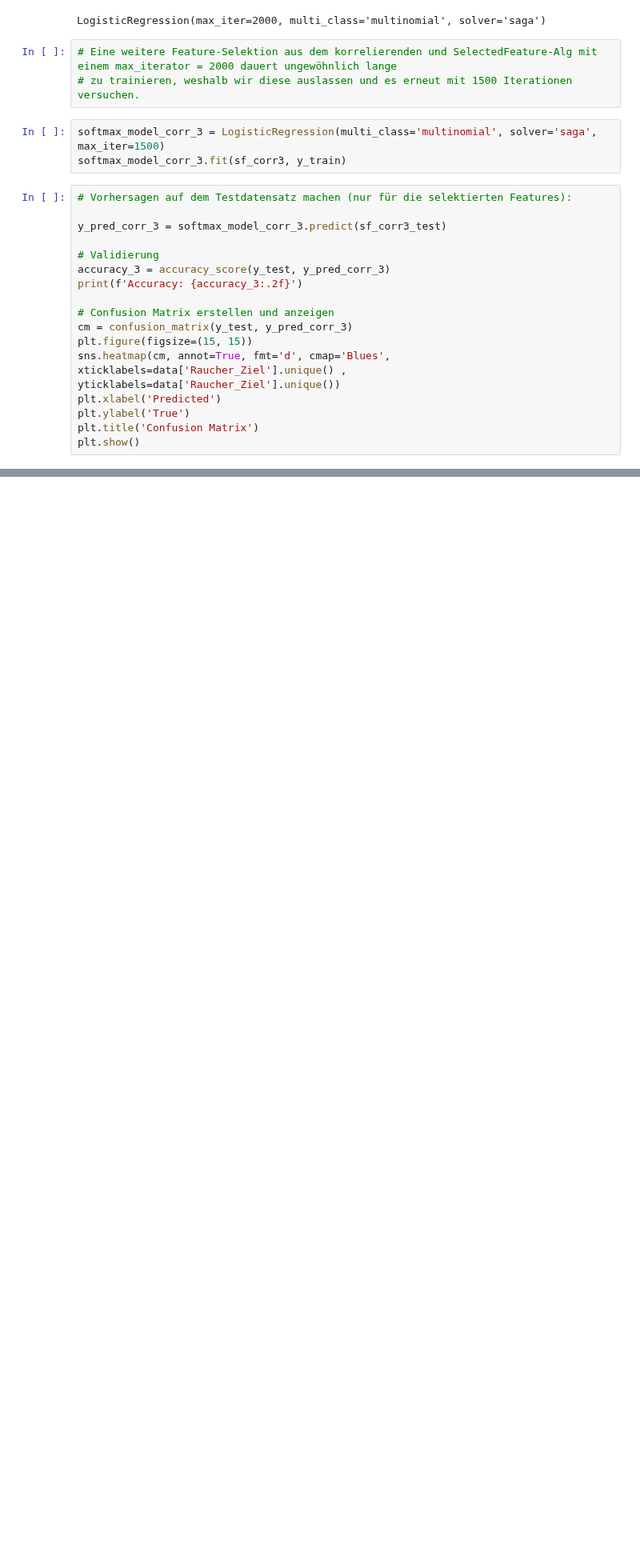
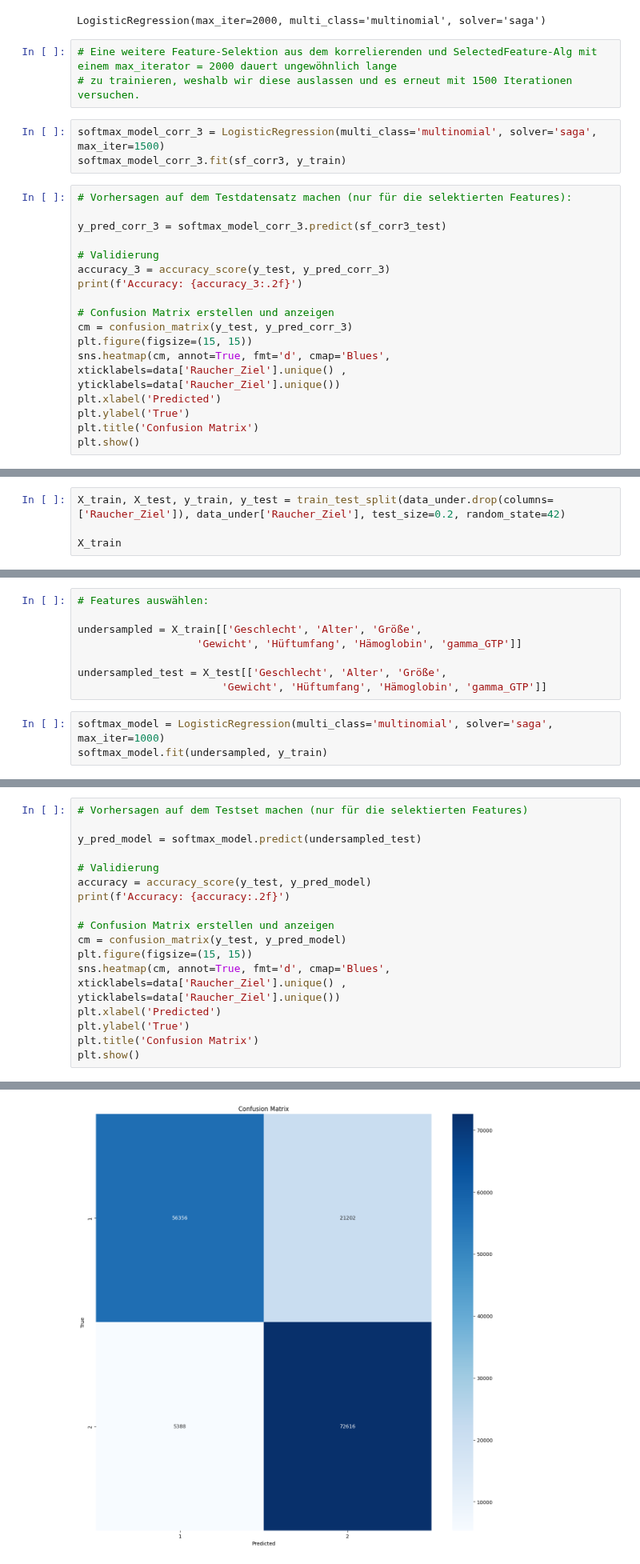
Before and after one commit to SebastianGrab/DataAnalyticsWS23-24, a Jupyter notebook: Projektarbeit/Aufgaben/Projektarbeit_A6.ipynb, the cells around one changed output, grey strips where cells are left out. Shown at 80% size. Cells and saved outputs as stored; diff of their text form; blank space fills up the shorter version.

```diff
--- a/Projektarbeit/Aufgaben/Projektarbeit_A6.ipynb
+++ b/Projektarbeit/Aufgaben/Projektarbeit_A6.ipynb
@@ -345,0 +417,4 @@ plt.show()
+# %%
+X_train, X_test, y_train, y_test = train_test_split(data_under.drop(columns=['Raucher_Ziel']), data_under['Raucher_Ziel'], test_size=0.2, random_state=42)
+
+X_train
@@ -345,0 +435,11 @@ plt.show()
+# %%
+# Features auswählen:
+
+undersampled = X_train[['Geschlecht', 'Alter', 'Größe',
+                   'Gewicht', 'Hüftumfang', 'Hämoglobin', 'gamma_GTP']]
+
+undersampled_test = X_test[['Geschlecht', 'Alter', 'Größe',
+                       'Gewicht', 'Hüftumfang', 'Hämoglobin', 'gamma_GTP']]
+# %%
+softmax_model = LogisticRegression(multi_class='multinomial', solver='saga', max_iter=1000)
+softmax_model.fit(undersampled, y_train)
@@ -345,0 +448,18 @@ plt.show()
+# %%
+# Vorhersagen auf dem Testset machen (nur für die selektierten Features)
+
+y_pred_model = softmax_model.predict(undersampled_test)
+
+# Validierung
+accuracy = accuracy_score(y_test, y_pred_model)
+print(f'Accuracy: {accuracy:.2f}')
+
+# Confusion Matrix erstellen und anzeigen
+cm = confusion_matrix(y_test, y_pred_model)
+plt.figure(figsize=(15, 15))
+sns.heatmap(cm, annot=True, fmt='d', cmap='Blues', xticklabels=data['Raucher_Ziel'].unique() , yticklabels=data['Raucher_Ziel'].unique())
+plt.xlabel('Predicted')
+plt.ylabel('True')
+plt.title('Confusion Matrix')
+plt.show()
+# %% [output]
@@ -345,0 +467 @@ plt.show()
+[figure, added]
```
Also changed, not shown: parts of 18 cells of this notebook, 1 other file.
